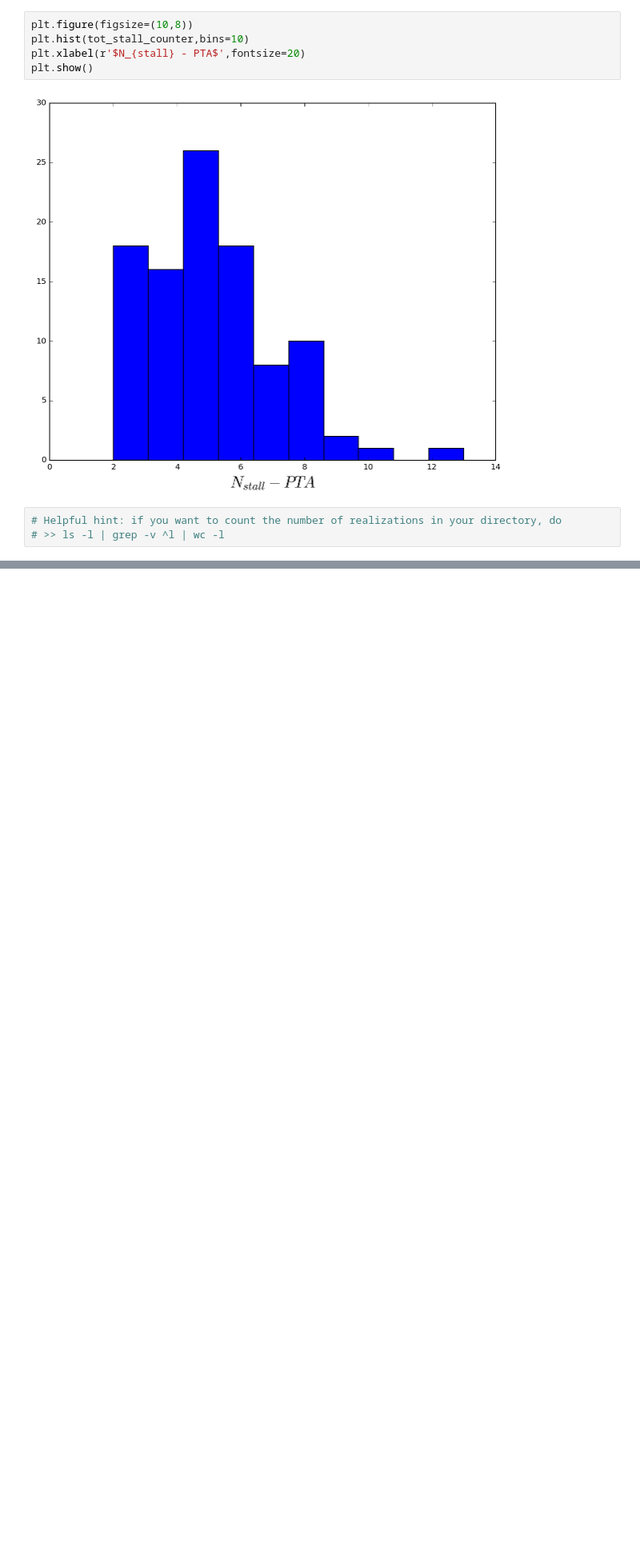
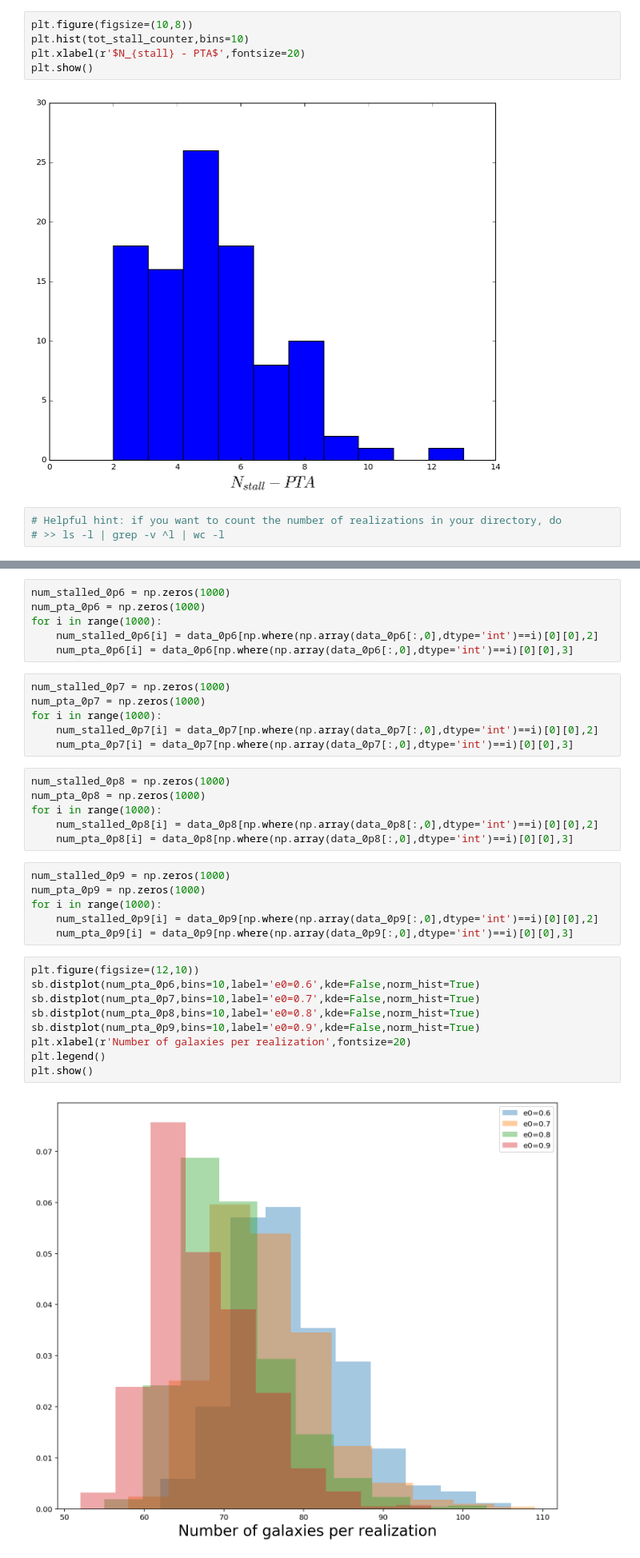
Before and after one commit to sidmohite/nanohertz_GWs, a Jupyter notebook: codes/step1_make_GW_skies.ipynb, the cells around one changed output, grey strips where cells are left out. Shown: that part at 80% size. Drawn from its saved outputs; the diff is of its cells as text; blank space fills up the shorter version.

```diff
--- a/codes/step1_make_GW_skies.ipynb
+++ b/codes/step1_make_GW_skies.ipynb
@@ -752,0 +864,35 @@ plt.show()
+# %%
+num_stalled_0p6 = np.zeros(1000)
+num_pta_0p6 = np.zeros(1000)
+for i in range(1000):
+    num_stalled_0p6[i] = data_0p6[np.where(np.array(data_0p6[:,0],dtype='int')==i)[0][0],2]
+    num_pta_0p6[i] = data_0p6[np.where(np.array(data_0p6[:,0],dtype='int')==i)[0][0],3]
+# %%
+num_stalled_0p7 = np.zeros(1000)
+num_pta_0p7 = np.zeros(1000)
+for i in range(1000):
+    num_stalled_0p7[i] = data_0p7[np.where(np.array(data_0p7[:,0],dtype='int')==i)[0][0],2]
+    num_pta_0p7[i] = data_0p7[np.where(np.array(data_0p7[:,0],dtype='int')==i)[0][0],3]
+# %%
+num_stalled_0p8 = np.zeros(1000)
+num_pta_0p8 = np.zeros(1000)
+for i in range(1000):
+    num_stalled_0p8[i] = data_0p8[np.where(np.array(data_0p8[:,0],dtype='int')==i)[0][0],2]
+    num_pta_0p8[i] = data_0p8[np.where(np.array(data_0p8[:,0],dtype='int')==i)[0][0],3]
+# %%
+num_stalled_0p9 = np.zeros(1000)
+num_pta_0p9 = np.zeros(1000)
+for i in range(1000):
+    num_stalled_0p9[i] = data_0p9[np.where(np.array(data_0p9[:,0],dtype='int')==i)[0][0],2]
+    num_pta_0p9[i] = data_0p9[np.where(np.array(data_0p9[:,0],dtype='int')==i)[0][0],3]
+# %%
+plt.figure(figsize=(12,10))
+sb.distplot(num_pta_0p6,bins=10,label='e0=0.6',kde=False,norm_hist=True)
+sb.distplot(num_pta_0p7,bins=10,label='e0=0.7',kde=False,norm_hist=True)
+sb.distplot(num_pta_0p8,bins=10,label='e0=0.8',kde=False,norm_hist=True)
+sb.distplot(num_pta_0p9,bins=10,label='e0=0.9',kde=False,norm_hist=True)
+plt.xlabel(r'Number of galaxies per realization',fontsize=20)
+plt.legend()
+plt.show()
+# %% [output]
+[figure, added]
```
Also changed, not shown: parts of 13 cells of this notebook, 5 other files.
